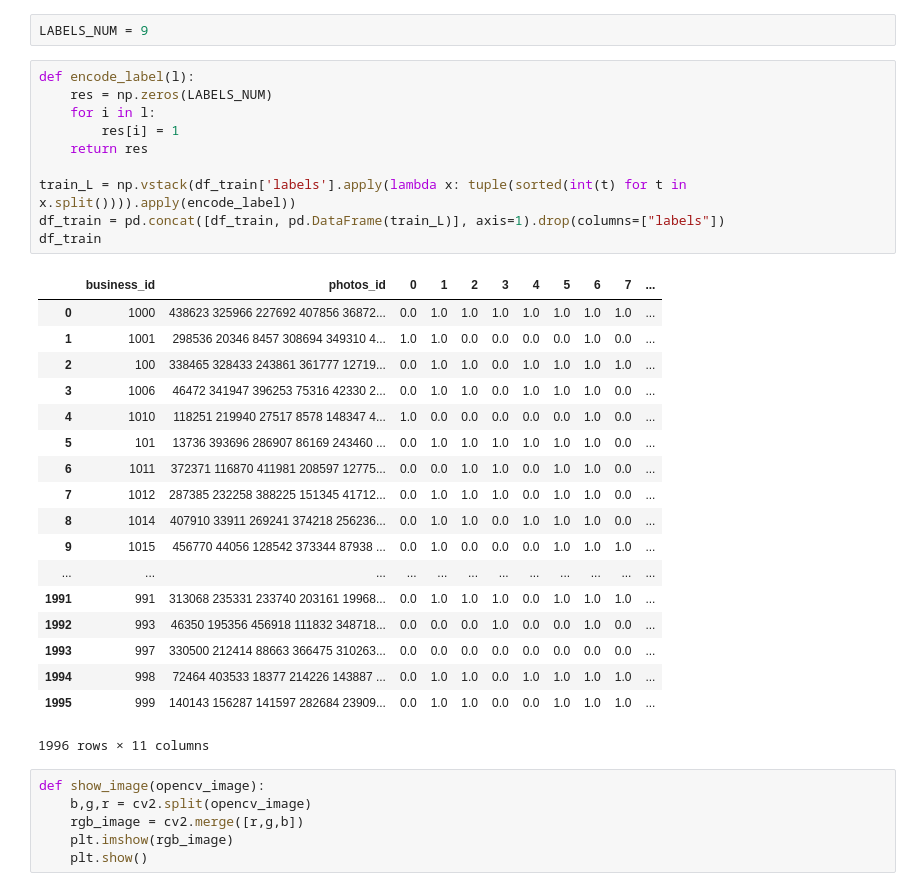
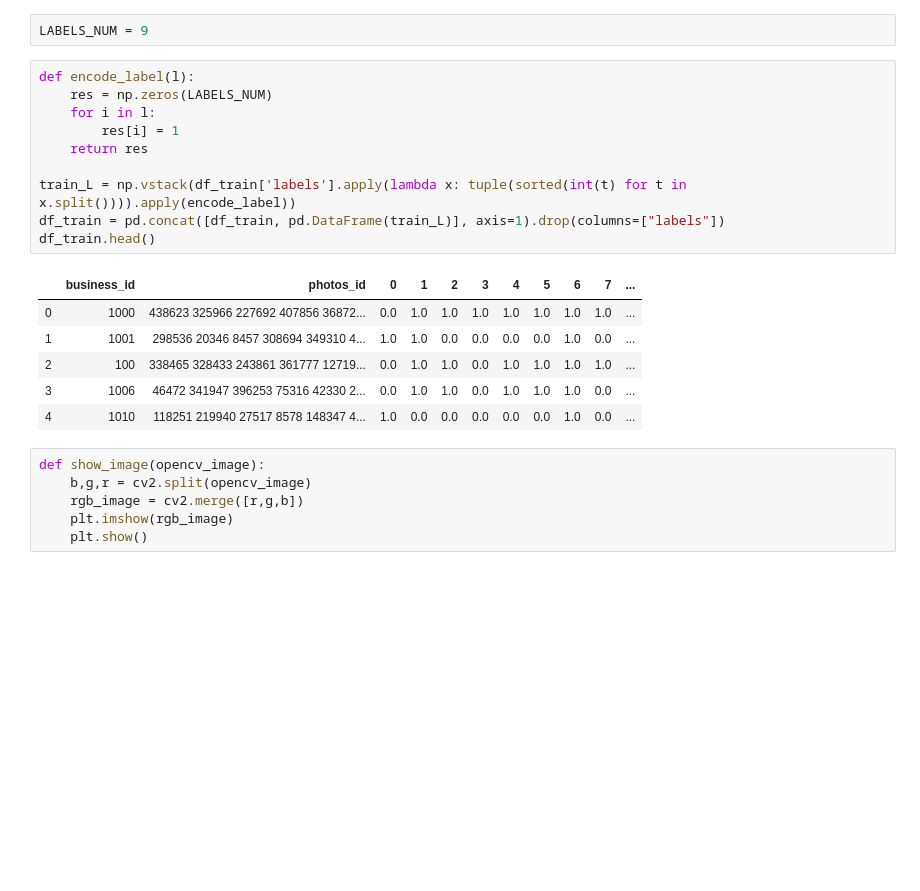
Before and after one commit to Midren/yelp_photo_classification, a Jupyter notebook: yelp_classification.ipynb, the cells around one changed output. Drawn from its saved outputs; the diff is of its cells as text; blank space fills up the shorter version.

```diff
--- a/yelp_classification.ipynb
+++ b/yelp_classification.ipynb
@@ -101,32 +80,20 @@ LABELS_NUM = 9
 # %%
 def encode_label(l):
     res = np.zeros(LABELS_NUM)
     for i in l:
         res[i] = 1
     return res
 
 train_L = np.vstack(df_train['labels'].apply(lambda x: tuple(sorted(int(t) for t in x.split()))).apply(encode_label))
 df_train = pd.concat([df_train, pd.DataFrame(train_L)], axis=1).drop(columns=["labels"])
-df_train
+df_train.head()
 # %% [output]
 |  | business_id | photos_id | 0 | 1 | 2 | 3 | 4 | 5 | 6 | 7 | ... |
 | 0 | 1000 | 438623 325966 227692 407856 36872... | 0.0 | 1.0 | 1.0 | 1.0 | 1.0 | 1.0 | 1.0 | 1.0 | ... |
 | 1 | 1001 | 298536 20346 8457 308694 349310 4... | 1.0 | 1.0 | 0.0 | 0.0 | 0.0 | 0.0 | 1.0 | 0.0 | ... |
 | 2 | 100 | 338465 328433 243861 361777 12719... | 0.0 | 1.0 | 1.0 | 0.0 | 1.0 | 1.0 | 1.0 | 1.0 | ... |
 | 3 | 1006 | 46472 341947 396253 75316 42330 2... | 0.0 | 1.0 | 1.0 | 0.0 | 1.0 | 1.0 | 1.0 | 0.0 | ... |
 | 4 | 1010 | 118251 219940 27517 8578 148347 4... | 1.0 | 0.0 | 0.0 | 0.0 | 0.0 | 0.0 | 1.0 | 0.0 | ... |
-| 5 | 101 | 13736 393696 286907 86169 243460 ... | 0.0 | 1.0 | 1.0 | 1.0 | 1.0 | 1.0 | 1.0 | 0.0 | ... |
-| 6 | 1011 | 372371 116870 411981 208597 12775... | 0.0 | 0.0 | 1.0 | 1.0 | 0.0 | 1.0 | 1.0 | 0.0 | ... |
-| 7 | 1012 | 287385 232258 388225 151345 41712... | 0.0 | 1.0 | 1.0 | 1.0 | 0.0 | 1.0 | 1.0 | 0.0 | ... |
-| 8 | 1014 | 407910 33911 269241 374218 256236... | 0.0 | 1.0 | 1.0 | 0.0 | 1.0 | 1.0 | 1.0 | 0.0 | ... |
-| 9 | 1015 | 456770 44056 128542 373344 87938 ... | 0.0 | 1.0 | 0.0 | 0.0 | 0.0 | 1.0 | 1.0 | 1.0 | ... |
-| ... | ... | ... | ... | ... | ... | ... | ... | ... | ... | ... | ... |
-| 1991 | 991 | 313068 235331 233740 203161 19968... | 0.0 | 1.0 | 1.0 | 1.0 | 0.0 | 1.0 | 1.0 | 1.0 | ... |
-| 1992 | 993 | 46350 195356 456918 111832 348718... | 0.0 | 0.0 | 0.0 | 1.0 | 0.0 | 0.0 | 1.0 | 0.0 | ... |
-| 1993 | 997 | 330500 212414 88663 366475 310263... | 0.0 | 0.0 | 0.0 | 0.0 | 0.0 | 0.0 | 0.0 | 0.0 | ... |
-| 1994 | 998 | 72464 403533 18377 214226 143887 ... | 0.0 | 1.0 | 1.0 | 0.0 | 1.0 | 1.0 | 1.0 | 1.0 | ... |
-| 1995 | 999 | 140143 156287 141597 282684 23909... | 0.0 | 1.0 | 1.0 | 0.0 | 0.0 | 1.0 | 1.0 | 1.0 | ... |
-1996 rows × 11 columns
 # %%
 def show_image(opencv_image):
     b,g,r = cv2.split(opencv_image)
```
Also changed, not shown: parts of 20 cells of this notebook.
